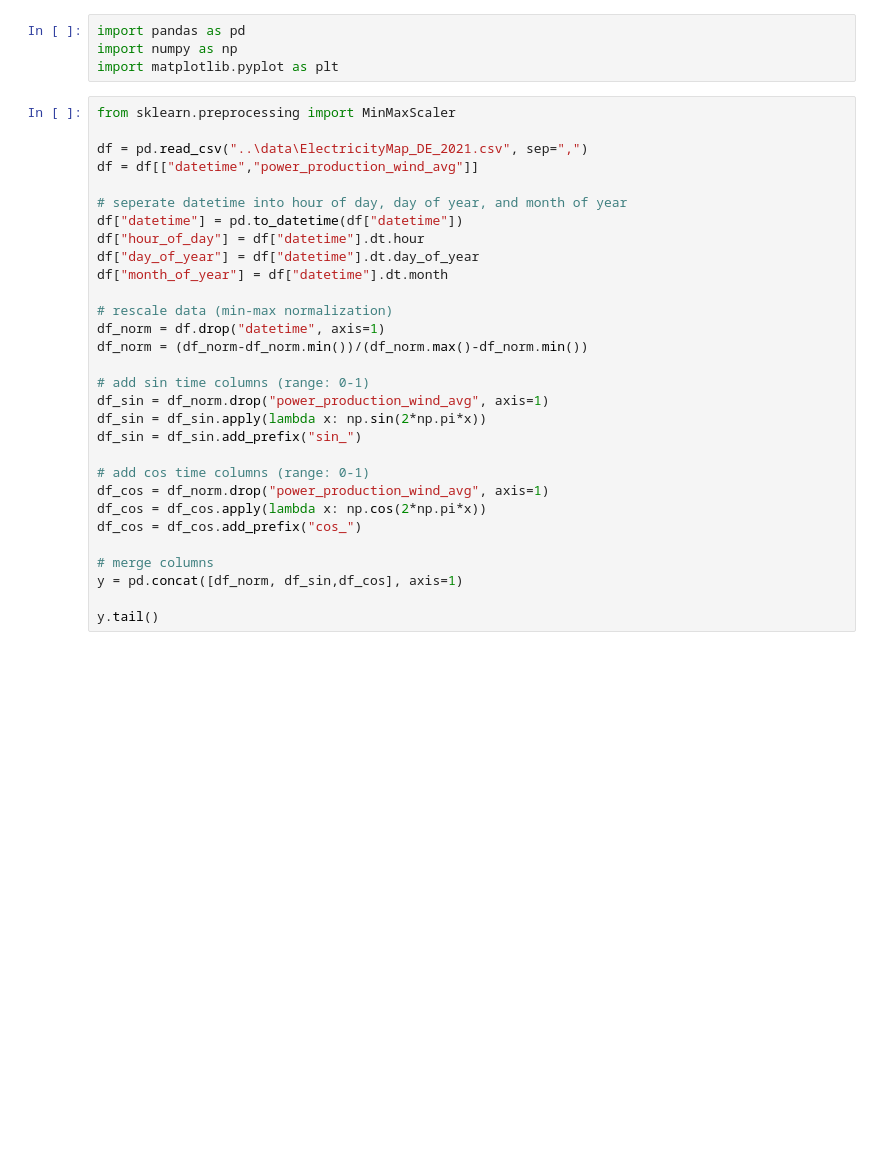
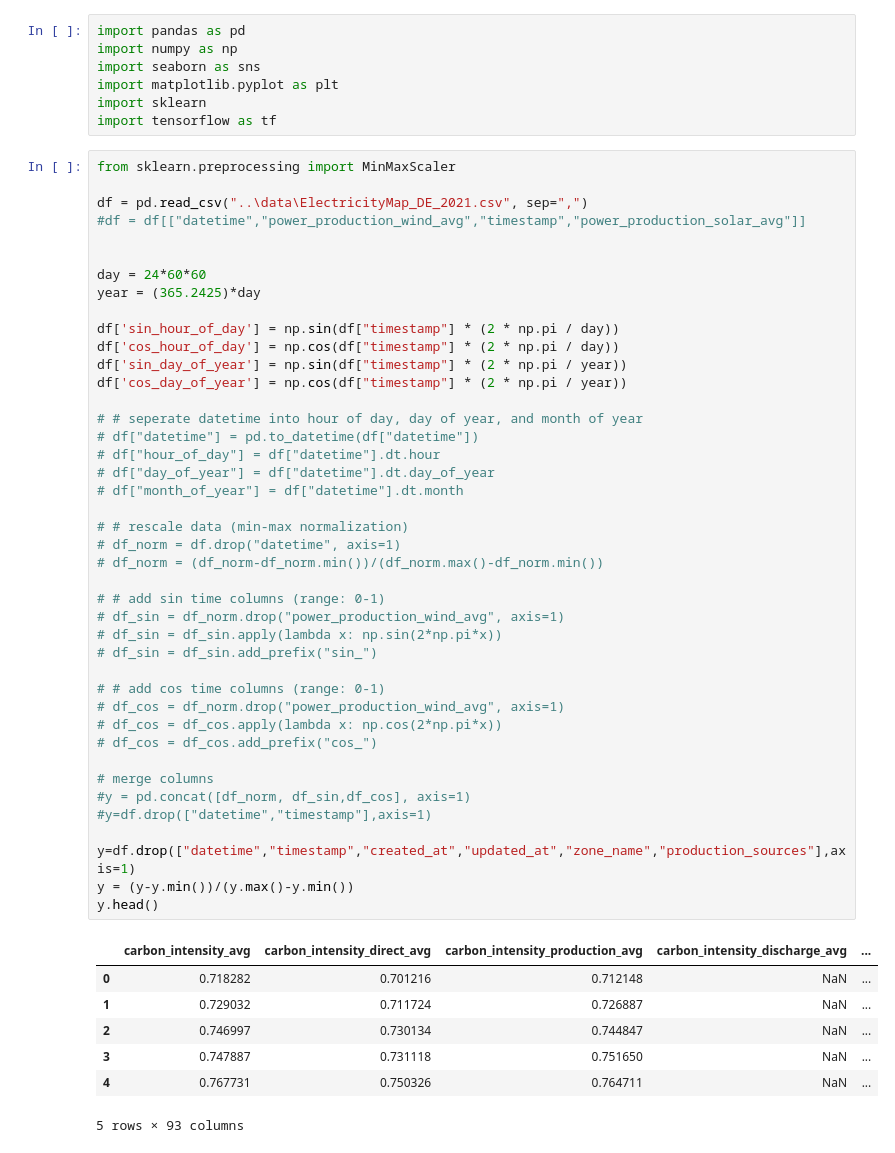
Before and after one commit to sen-leon/Electricity-Prediction, a Jupyter notebook: src/DataPreparation.ipynb, the cells around one changed output. Cells and saved outputs as stored; diff of their text form; blank space fills up the shorter version.

```diff
--- a/src/DataPreparation.ipynb
+++ b/src/DataPreparation.ipynb
@@ -1,34 +1,57 @@
 # %%
 import pandas as pd
 import numpy as np
+import seaborn as sns
 import matplotlib.pyplot as plt
+import sklearn
+import tensorflow as tf
 # %%
 from sklearn.preprocessing import MinMaxScaler
 
 df = pd.read_csv("..\data\ElectricityMap_DE_2021.csv", sep=",")
-df = df[["datetime","power_production_wind_avg"]]
+#df = df[["datetime","power_production_wind_avg","timestamp","power_production_solar_avg"]]
 
-# seperate datetime into hour of day, day of year, and month of year
-df["datetime"] = pd.to_datetime(df["datetime"])
-df["hour_of_day"] = df["datetime"].dt.hour
-df["day_of_year"] = df["datetime"].dt.day_of_year
-df["month_of_year"] = df["datetime"].dt.month
 
-# rescale data (min-max normalization)
-df_norm = df.drop("datetime", axis=1)
-df_norm = (df_norm-df_norm.min())/(df_norm.max()-df_norm.min())
+day = 24*60*60
+year = (365.2425)*day
 
-# add sin time columns (range: 0-1)
-df_sin = df_norm.drop("power_production_wind_avg", axis=1)
-df_sin = df_sin.apply(lambda x: np.sin(2*np.pi*x))
-df_sin = df_sin.add_prefix("sin_")
+df['sin_hour_of_day'] = np.sin(df["timestamp"] * (2 * np.pi / day))
+df['cos_hour_of_day'] = np.cos(df["timestamp"] * (2 * np.pi / day))
+df['sin_day_of_year'] = np.sin(df["timestamp"] * (2 * np.pi / year))
+df['cos_day_of_year'] = np.cos(df["timestamp"] * (2 * np.pi / year))
 
-# add cos time columns (range: 0-1)
-df_cos = df_norm.drop("power_production_wind_avg", axis=1)
-df_cos = df_cos.apply(lambda x: np.cos(2*np.pi*x))
-df_cos = df_cos.add_prefix("cos_")
+# # seperate datetime into hour of day, day of year, and month of year
+# df["datetime"] = pd.to_datetime(df["datetime"])
+# df["hour_of_day"] = df["datetime"].dt.hour
+# df["day_of_year"] = df["datetime"].dt.day_of_year
+# df["month_of_year"] = df["datetime"].dt.month
+
+# # rescale data (min-max normalization)
+# df_norm = df.drop("datetime", axis=1)
+# df_norm = (df_norm-df_norm.min())/(df_norm.max()-df_norm.min())
+
+# # add sin time columns (range: 0-1)
+# df_sin = df_norm.drop("power_production_wind_avg", axis=1)
+# df_sin = df_sin.apply(lambda x: np.sin(2*np.pi*x))
+# df_sin = df_sin.add_prefix("sin_")
+
+# # add cos time columns (range: 0-1)
+# df_cos = df_norm.drop("power_production_wind_avg", axis=1)
+# df_cos = df_cos.apply(lambda x: np.cos(2*np.pi*x))
+# df_cos = df_cos.add_prefix("cos_")
 
 # merge columns
-y = pd.concat([df_norm, df_sin,df_cos], axis=1)
+#y = pd.concat([df_norm, df_sin,df_cos], axis=1)
+#y=df.drop(["datetime","timestamp"],axis=1)
 
-y.tail()
+y=df.drop(["datetime","timestamp","created_at","updated_at","zone_name","production_sources"],axis=1)
+y = (y-y.min())/(y.max()-y.min())
+y.head()
+# %% [output]
+|  | carbon_intensity_avg | carbon_intensity_direct_avg | carbon_intensity_production_avg | carbon_intensity_discharge_avg | ... |
+| 0 | 0.718282 | 0.701216 | 0.712148 | NaN | ... |
+| 1 | 0.729032 | 0.711724 | 0.726887 | NaN | ... |
+| 2 | 0.746997 | 0.730134 | 0.744847 | NaN | ... |
+| 3 | 0.747887 | 0.731118 | 0.751650 | NaN | ... |
+| 4 | 0.767731 | 0.750326 | 0.764711 | NaN | ... |
+5 rows × 93 columns
```
Also changed, not shown: parts of 4 cells of this notebook.
